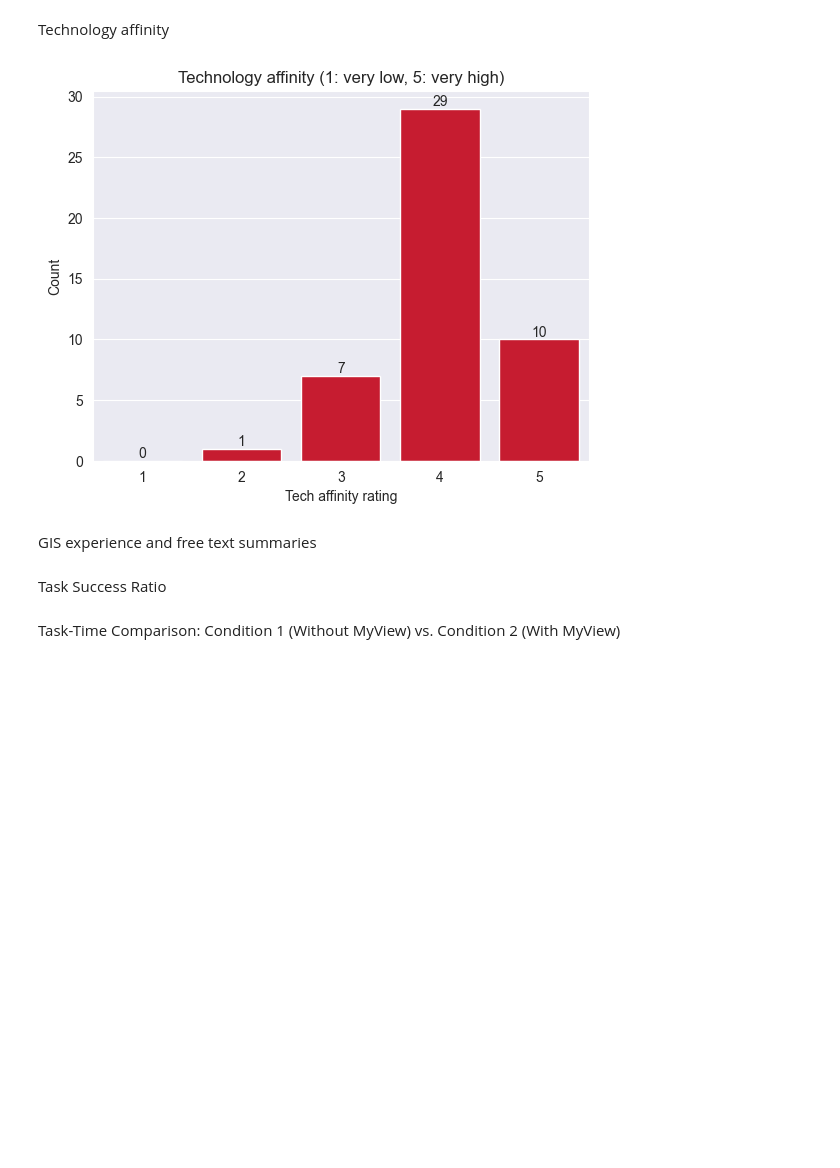
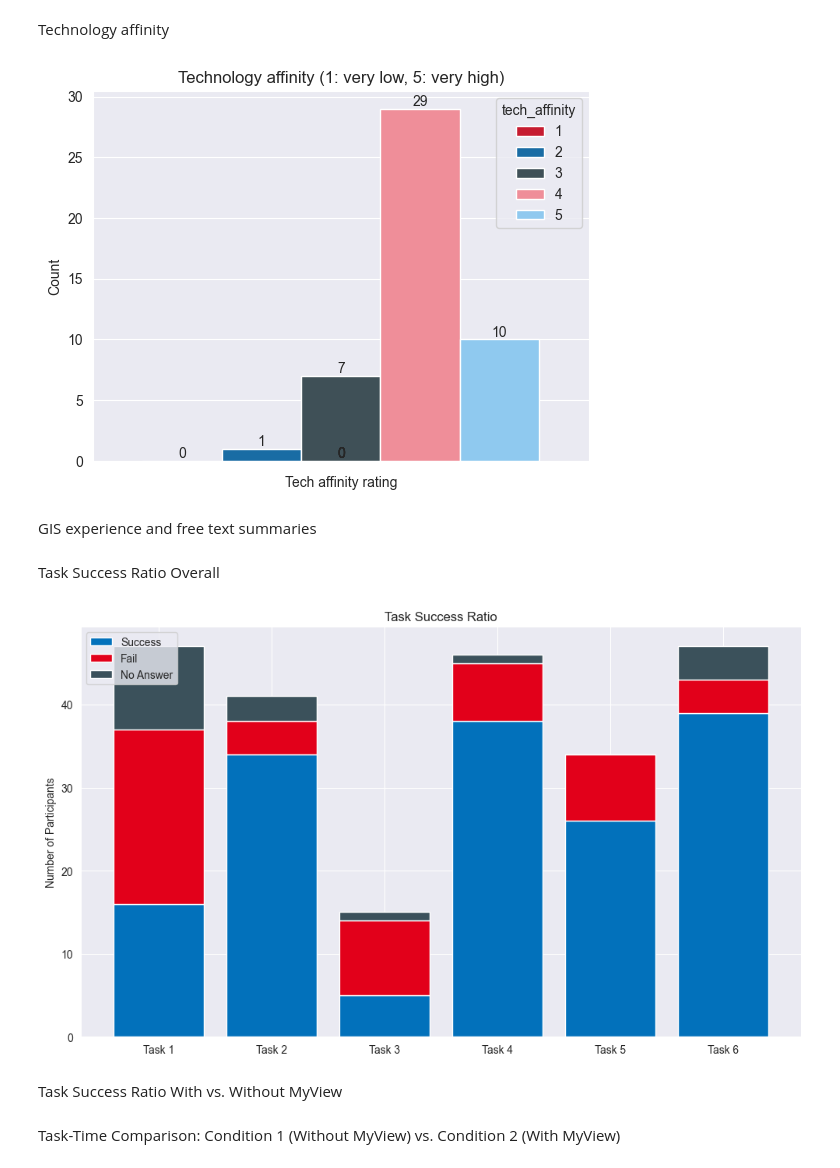
Before and after one commit to pinkstegosaurus99/plot_visualization, a Jupyter notebook: plotting.ipynb, the cells around one changed output. Cells and saved outputs as stored; diff of their text form; code cells hidden in the pictures; blank space fills up the shorter version.

```diff
--- a/plotting.ipynb
+++ b/plotting.ipynb
@@ -573,7 +829,7 @@ tech_counts = (
     .sort_index()
 )
 
-ax = sns.barplot(x=tech_counts.index.astype(str), y=tech_counts.values, palette=uhhpalette)
+ax = sns.barplot(hue=tech_counts.index.astype(str), y=tech_counts.values, palette=colours)
 ax.set_title('Technology affinity (1: very low, 5: very high)')
 ax.set_xlabel('Tech affinity rating')
 ax.set_ylabel('Count')
@@ -583,6 +839,6 @@ for p in ax.patches:
 plt.savefig('images/tech_affinity_distribution.png', dpi=150)
 plt.show()
 # %% [output]
-[figure, old version]
+[figure, new version]
 # %% [markdown]
 GIS experience and free text summaries
@@ -589,4 +847,27 @@ GIS experience and free text summaries
 # %% [markdown]
-Task Success Ratio
+Task Success Ratio Overall
+# %%
+# Data for task success ratio
+tasks = ['Task 1', 'Task 2', 'Task 3', 'Task 4', 'Task 5', 'Task 6']
+successes = [success1, success2, success3, success4, success5, success6]
+fails = [failed1, failed2, failed3, failed4, failed5, failed6]
+no_answers = [no_answer1, no_answer2, no_answer3, no_answer4, no_answer5, no_answer6]
+
+# Create stacked bar plot
+fig, ax = plt.subplots(figsize=(10, 6))
+ax.bar(tasks, successes, label='Success', color=colours[1])
+ax.bar(tasks, fails, bottom=successes, label='Fail', color=colours[0])
+ax.bar(tasks, no_answers, bottom=[s + f for s, f in zip(successes, fails)], label='No Answer', color=colours[2])
+
+ax.set_ylabel('Number of Participants')
+ax.set_title('Task Success Ratio')
+ax.legend()
+plt.tight_layout()
+plt.savefig('images/task_success_ratio.png', dpi=150)
+plt.show()
+# %% [output]
+[figure, added]
+# %% [markdown]
+Task Success Ratio With vs. Without MyView
 # %% [markdown]
 Task-Time Comparison: Condition 1 (Without MyView) vs. Condition 2 (With MyView)
```
Also changed, not shown: parts of 26 cells of this notebook.
